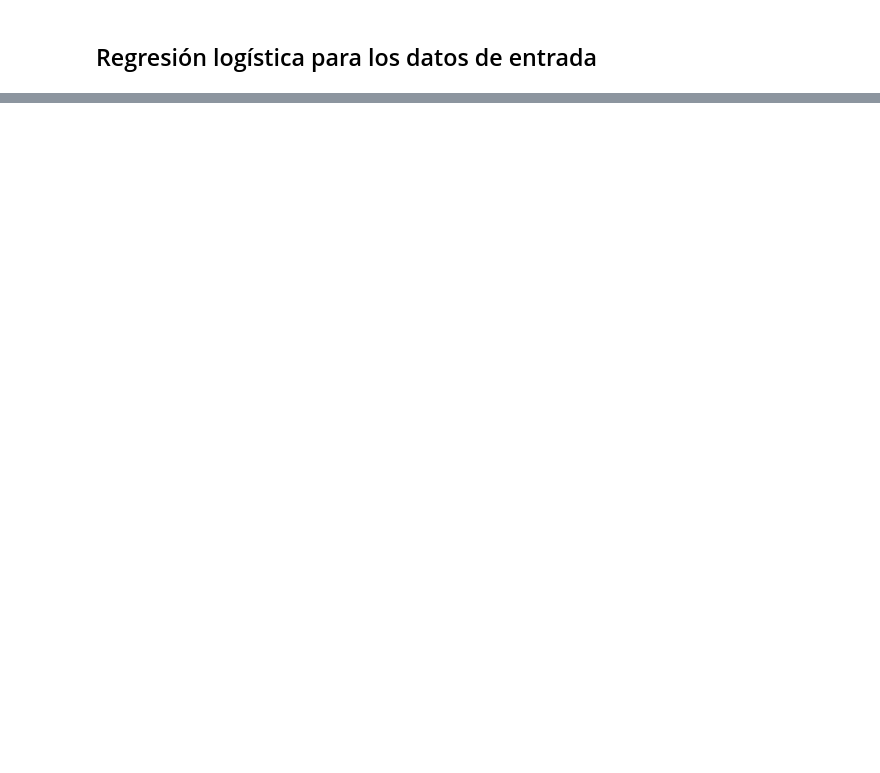
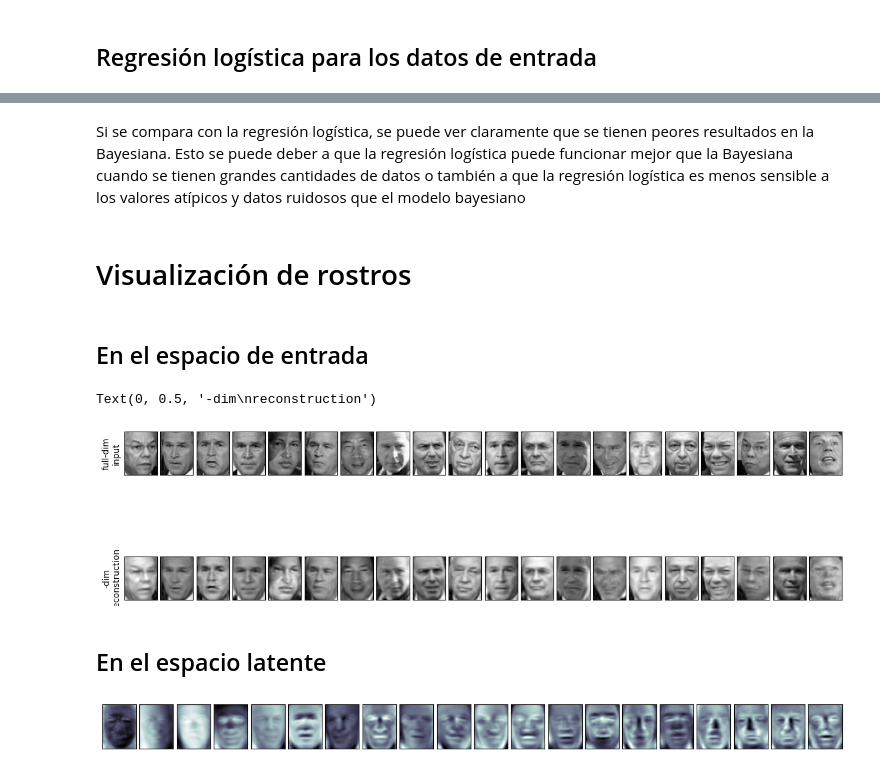
Before and after one commit to sebastianrpo/SPIII_MiniP2, a Jupyter notebook: MP2.ipynb, the cells around one changed output, grey strips where cells are left out. Drawn from its saved outputs; the diff is of its cells as text; code cells hidden in the pictures; blank space fills up the shorter version.

```diff
--- a/MP2.ipynb
+++ b/MP2.ipynb
@@ -272,0 +365,35 @@ Acuracy Test:  0.8125
+# %% [markdown]
+Si se compara con la regresión logística, se puede ver claramente que se tienen peores resultados en la Bayesiana. Esto se puede deber a que la regresión logística puede funcionar mejor que la Bayesiana cuando se tienen grandes cantidades de datos o también a que la regresión logística es menos sensible a los valores atípicos y datos ruidosos que el modelo bayesiano
+# %% [markdown]
+# Visualización de rostros
+# %% [markdown]
+## En el espacio de entrada
+# %%
+faces = fetch_lfw_people(min_faces_per_person=60)
+X_vectores = faces.data
+pca = PCA(n_components = 128,svd_solver='randomized').fit(faces.data)
+pca.fit(X_vectores)
+Z = pca.transform(X_vectores)
+projected = pca.inverse_transform(Z)
+
+fig, ax = plt.subplots(2, 20, figsize=(15,5), subplot_kw={'xticks':[], 'yticks':[]}, gridspec_kw=dict(hspace=0.1, wspace=0.1))
+for i in range(20):
+    ax[0, i].imshow(X_vectores[i].reshape(62, 47), cmap='binary_r')
+    ax[1, i].imshow(projected[i].reshape(62, 47), cmap='binary_r')
+
+ax[0, 0].set_ylabel('full-dim\ninput')
+ax[1, 0].set_ylabel('-dim\nreconstruction')
+# %% [output]
+Text(0, 0.5, '-dim\nreconstruction')
+[figure, added]
+# %% [markdown]
+## En el espacio latente
+# %%
+Wprojection = pca.components_
+PC1 = Wprojection[0]
+
+fig, axes = plt.subplots(1, 20, figsize=(15, 5), subplot_kw={'xticks':[], 'yticks':[]}, gridspec_kw=dict(hspace=0.1, wspace=0.1))
+for i, ax in enumerate(axes.flat):
+    ax.imshow(Wprojection[i].reshape(62, 47), cmap='bone')
+# %% [output]
+[figure, added]
```
Also changed, not shown: parts of 17 cells of this notebook.
